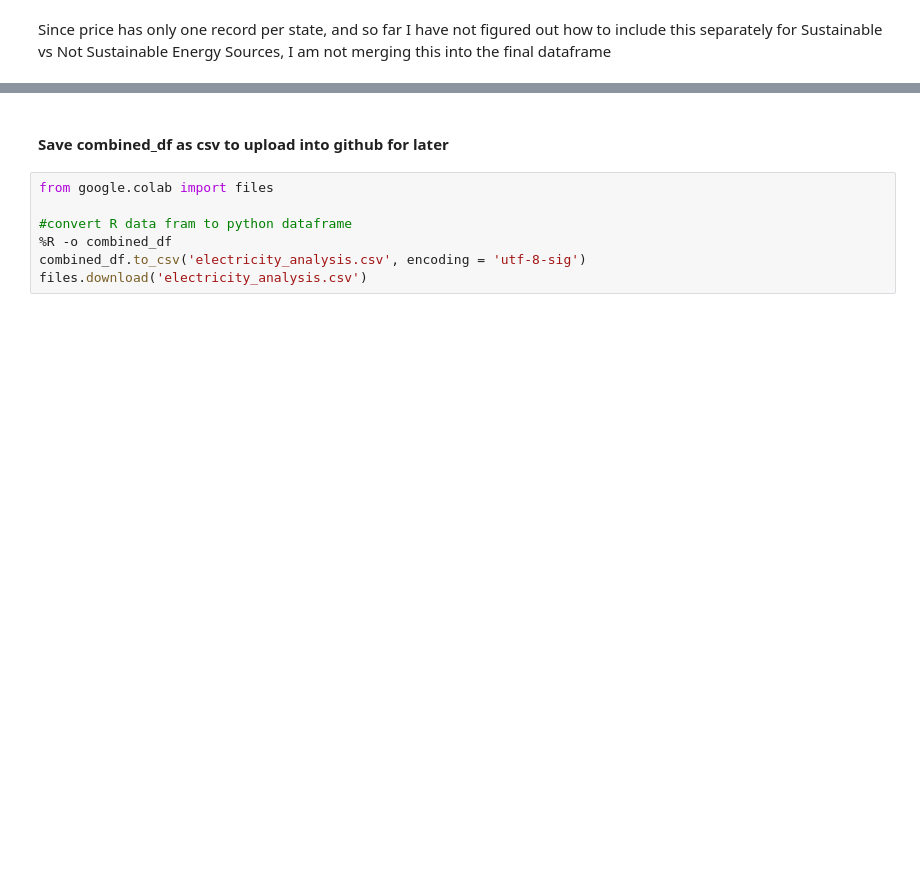
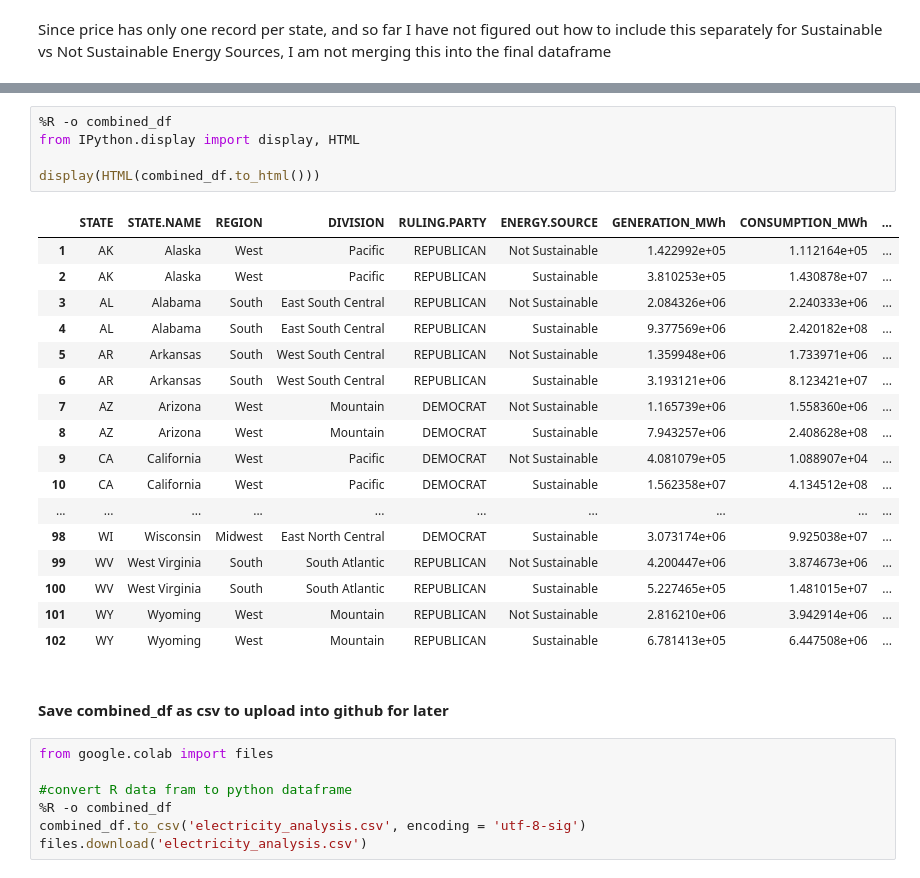
Before and after one commit to nthammadi-uncc/MultiEffects_AirPollutants, a Jupyter notebook: Notebooks/Data_Cleanup_and_Preprocessing.ipynb, the cells around one changed output, grey strips where cells are left out. Drawn from its saved outputs; the diff is of its cells as text; blank space fills up the shorter version.

```diff
--- a/Notebooks/Data_Cleanup_and_Preprocessing.ipynb
+++ b/Notebooks/Data_Cleanup_and_Preprocessing.ipynb
@@ -302,3 +301,26 @@ tibble [52 × 3] (S3: tbl_df/tbl/data.frame)
+# %%
+%R -o combined_df
+from IPython.display import display, HTML
+
+display(HTML(combined_df.to_html()))
+# %% [output]
+|  | STATE | STATE.NAME | REGION | DIVISION | RULING.PARTY | ENERGY.SOURCE | GENERATION_MWh | CONSUMPTION_MWh | ... |
+| 1 | AK | Alaska | West | Pacific | REPUBLICAN | Not Sustainable | 1.422992e+05 | 1.112164e+05 | ... |
+| 2 | AK | Alaska | West | Pacific | REPUBLICAN | Sustainable | 3.810253e+05 | 1.430878e+07 | ... |
+| 3 | AL | Alabama | South | East South Central | REPUBLICAN | Not Sustainable | 2.084326e+06 | 2.240333e+06 | ... |
+| 4 | AL | Alabama | South | East South Central | REPUBLICAN | Sustainable | 9.377569e+06 | 2.420182e+08 | ... |
+| 5 | AR | Arkansas | South | West South Central | REPUBLICAN | Not Sustainable | 1.359948e+06 | 1.733971e+06 | ... |
+| 6 | AR | Arkansas | South | West South Central | REPUBLICAN | Sustainable | 3.193121e+06 | 8.123421e+07 | ... |
+| 7 | AZ | Arizona | West | Mountain | DEMOCRAT | Not Sustainable | 1.165739e+06 | 1.558360e+06 | ... |
+| 8 | AZ | Arizona | West | Mountain | DEMOCRAT | Sustainable | 7.943257e+06 | 2.408628e+08 | ... |
+| 9 | CA | California | West | Pacific | DEMOCRAT | Not Sustainable | 4.081079e+05 | 1.088907e+04 | ... |
+| 10 | CA | California | West | Pacific | DEMOCRAT | Sustainable | 1.562358e+07 | 4.134512e+08 | ... |
+| ... | ... | ... | ... | ... | ... | ... | ... | ... | ... |
+| 98 | WI | Wisconsin | Midwest | East North Central | DEMOCRAT | Sustainable | 3.073174e+06 | 9.925038e+07 | ... |
+| 99 | WV | West Virginia | South | South Atlantic | REPUBLICAN | Not Sustainable | 4.200447e+06 | 3.874673e+06 | ... |
+| 100 | WV | West Virginia | South | South Atlantic | REPUBLICAN | Sustainable | 5.227465e+05 | 1.481015e+07 | ... |
+| 101 | WY | Wyoming | West | Mountain | REPUBLICAN | Not Sustainable | 2.816210e+06 | 3.942914e+06 | ... |
+| 102 | WY | Wyoming | West | Mountain | REPUBLICAN | Sustainable | 6.781413e+05 | 6.447508e+06 | ... |
 # %% [markdown]
 #### Save combined_df as csv to upload into github for later
 # %%
```
Also changed, not shown: parts of 4 cells of this notebook.
